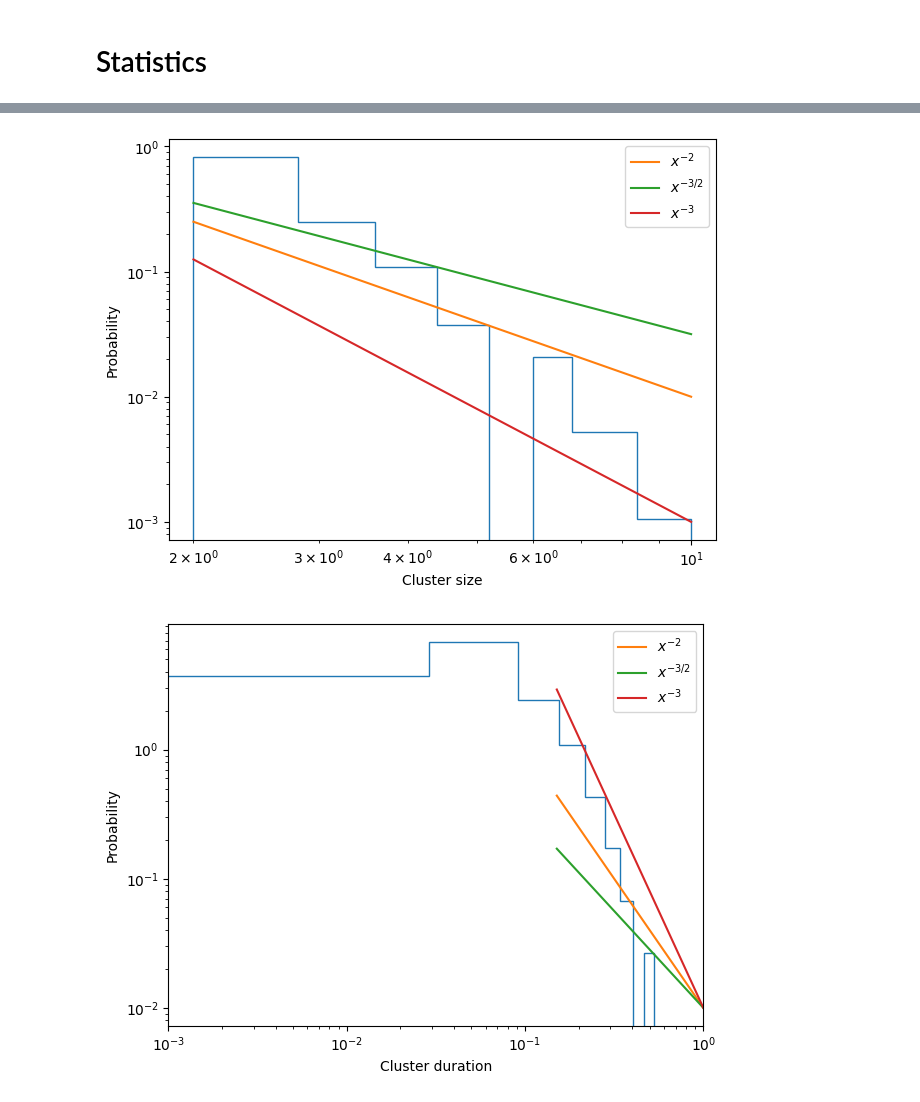
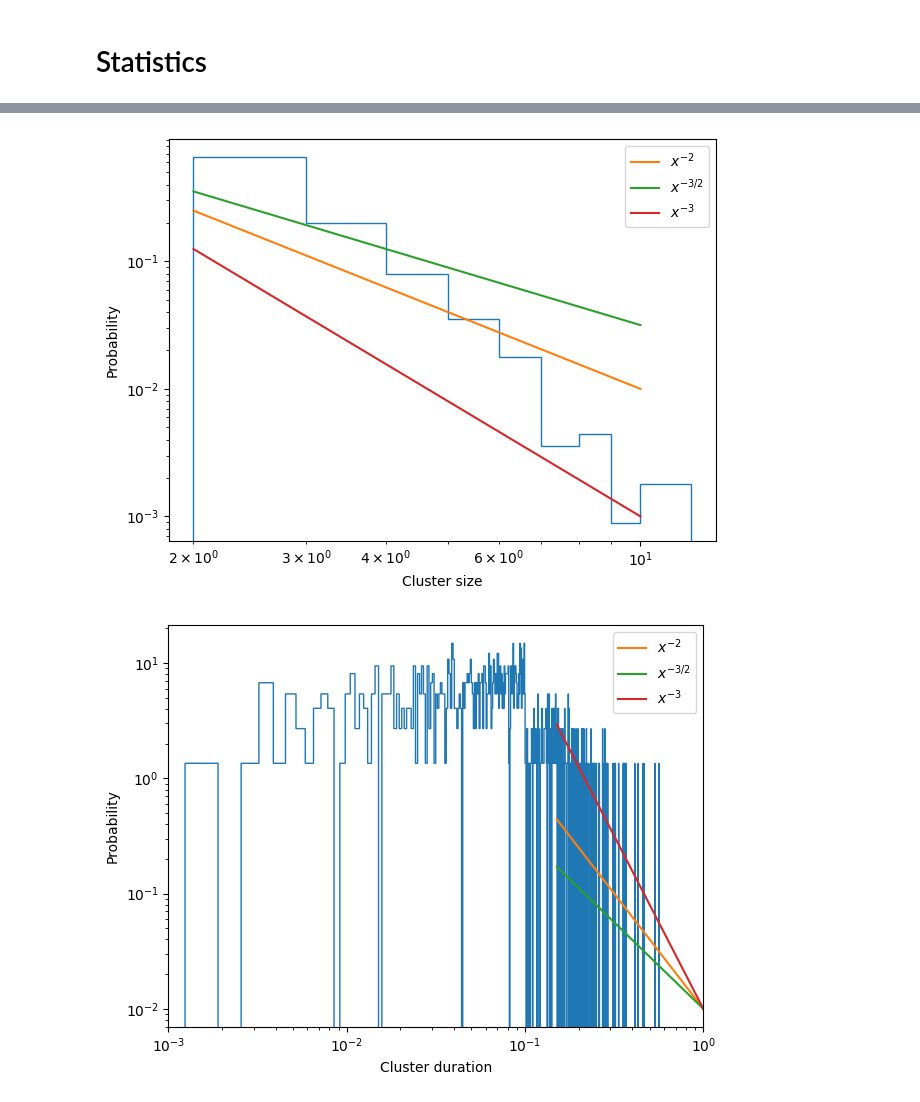
Before and after one commit to RivasAntonio/TFM, a Jupyter notebook: Códigos/Hawkes/Pruebas_modelo.ipynb, the cells around one changed output, grey strips where cells are left out. Drawn from its saved outputs; the diff is of its cells as text; code cells hidden in the pictures.

```diff
--- a/Códigos/Hawkes/Pruebas_modelo.ipynb
+++ b/Códigos/Hawkes/Pruebas_modelo.ipynb
@@ -3,7 +3,7 @@ import numpy as np
 import matplotlib.pyplot as plt
 from funciones import *
 # %%
-nmax = 10**4
+nmax = 10**5
 N = 1000 # number of neurons
 N_E = 800 # number of excitatory neurons
 N_I = 200 # number of inhibitory neurons
@@ -32,6 +32,7 @@ time, t_E, t_I, rates_E, rates_I = model(nmax, mu_E, mu_I, tau, n_EE, n_IE, n_EI
 fig = plt.figure(figsize=(10, 5))
 plt.plot(time, rates_E, label='Excitatory neurons')
 plt.plot(time, rates_I, label='Inhibitory neurons')
+plt.xscale('log')
 plt.xlabel('Time')
 plt.axhline(1, label = '$\mu_E=\mu_I=1$', color = 'black', linestyle = '--')
 plt.axhline(0, color = 'black',lw = 0.55)
@@ -93,23 +94,23 @@ plt.ylabel('Probability')
 plt.legend()
 plt.tight_layout()
 # %% [output]
-[figure, old version]
+[figure, new version]
 # %%
-plt.hist(cluster_times, density = True, histtype= 'step')
+plt.hist(cluster_times, bins = 1000,density = True, histtype= 'step')
 plt.xscale('log')
 plt.yscale('log')
 x = np.linspace(-10**-3, 1, 100)
 y = x**-2*10**-2
 y_2 = x**(-3/2)*10**-2
 y_3 = x**(-3)*10**-2
 plt.plot(x[15:], y[15:], label = '$x^{-2}$')
 plt.plot(x[15:], y_2[15:], label = '$x^{-3/2}$')
 plt.plot(x[15:], y_3[15:], label = '$x^{-3}$')
 
 plt.xlim(10**-3, 10**0)
 plt.xlabel('Cluster duration')
 plt.ylabel('Probability')
 plt.legend()
 plt.tight_layout()
 # %% [output]
-[figure, old version]
+[figure, new version]
```
Also changed, not shown: parts of 5 cells of this notebook, 10 other files.
